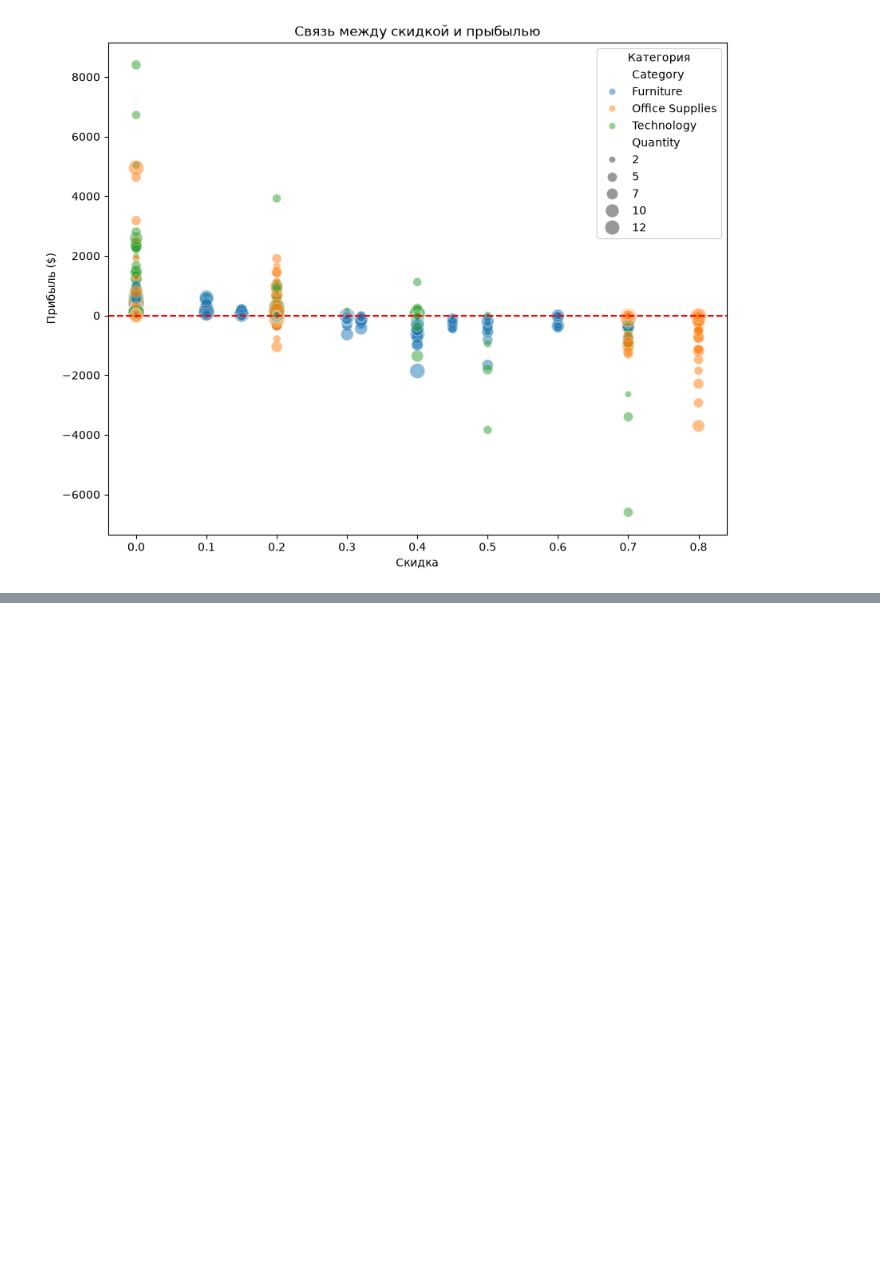
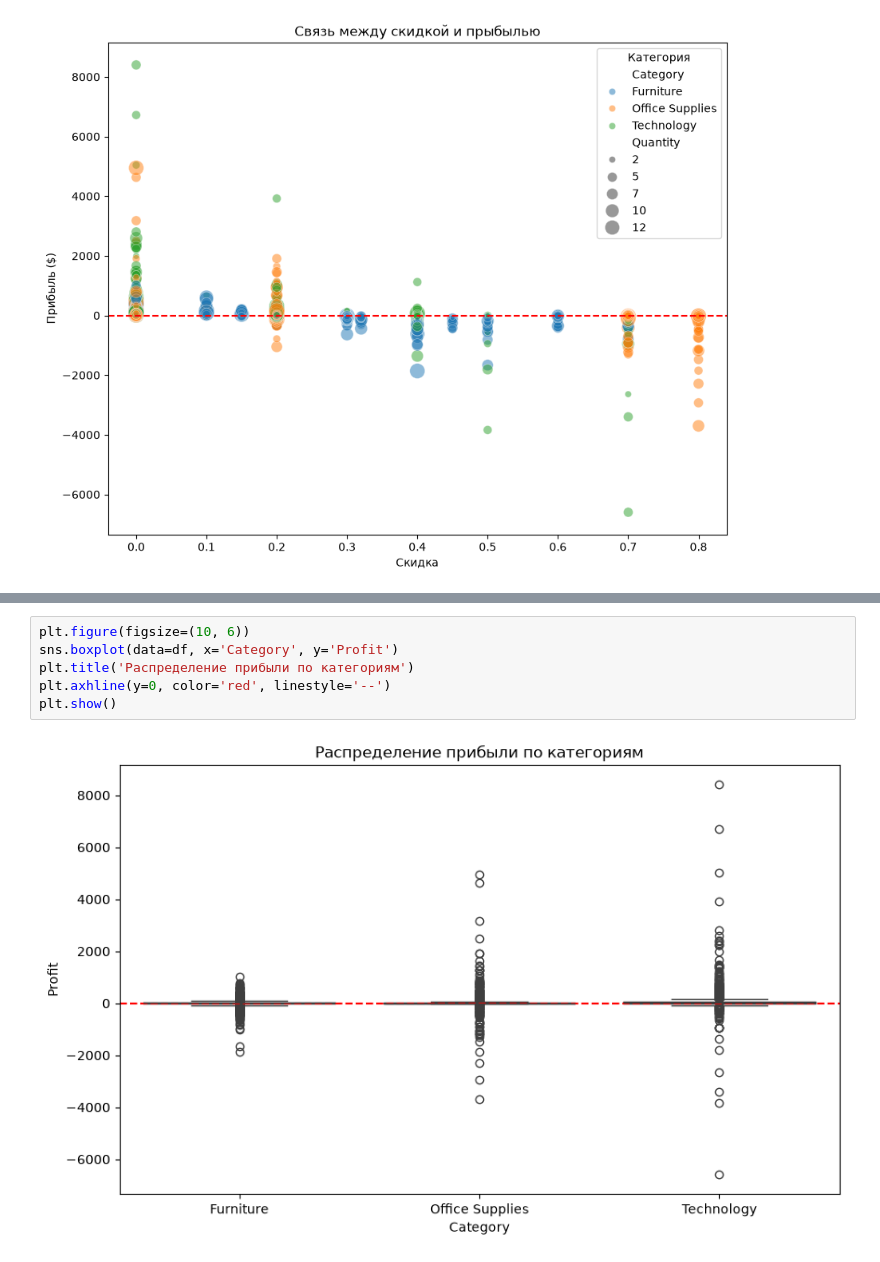
Before and after one commit to F1stik/data-science, a Jupyter notebook: 03_visualization_of_data/03_seaborn.ipynb, the cells around one changed output, grey strips where cells are left out. Cells and saved outputs as stored; diff of their text form; blank space fills up the shorter version.

```diff
--- a/03_visualization_of_data/03_seaborn.ipynb
+++ b/03_visualization_of_data/03_seaborn.ipynb
@@ -120,0 +145,8 @@ plt.show
+# %%
+plt.figure(figsize=(10, 6))
+sns.boxplot(data=df, x='Category', y='Profit')
+plt.title('Распределение прибыли по категориям')
+plt.axhline(y=0, color='red', linestyle='--')
+plt.show()
+# %% [output]
+[figure, added]
```
Also changed, not shown: parts of 10 cells of this notebook.
